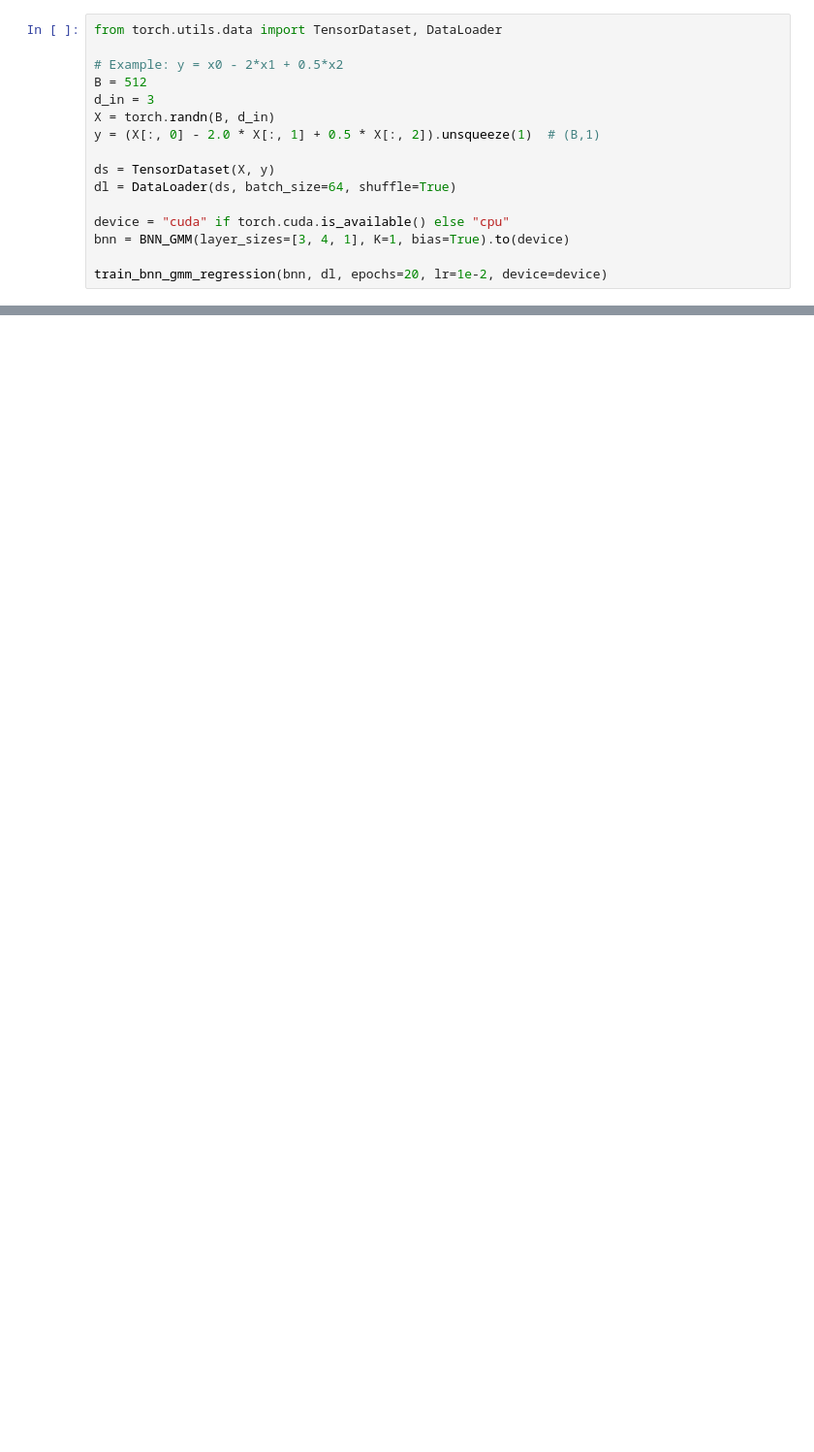
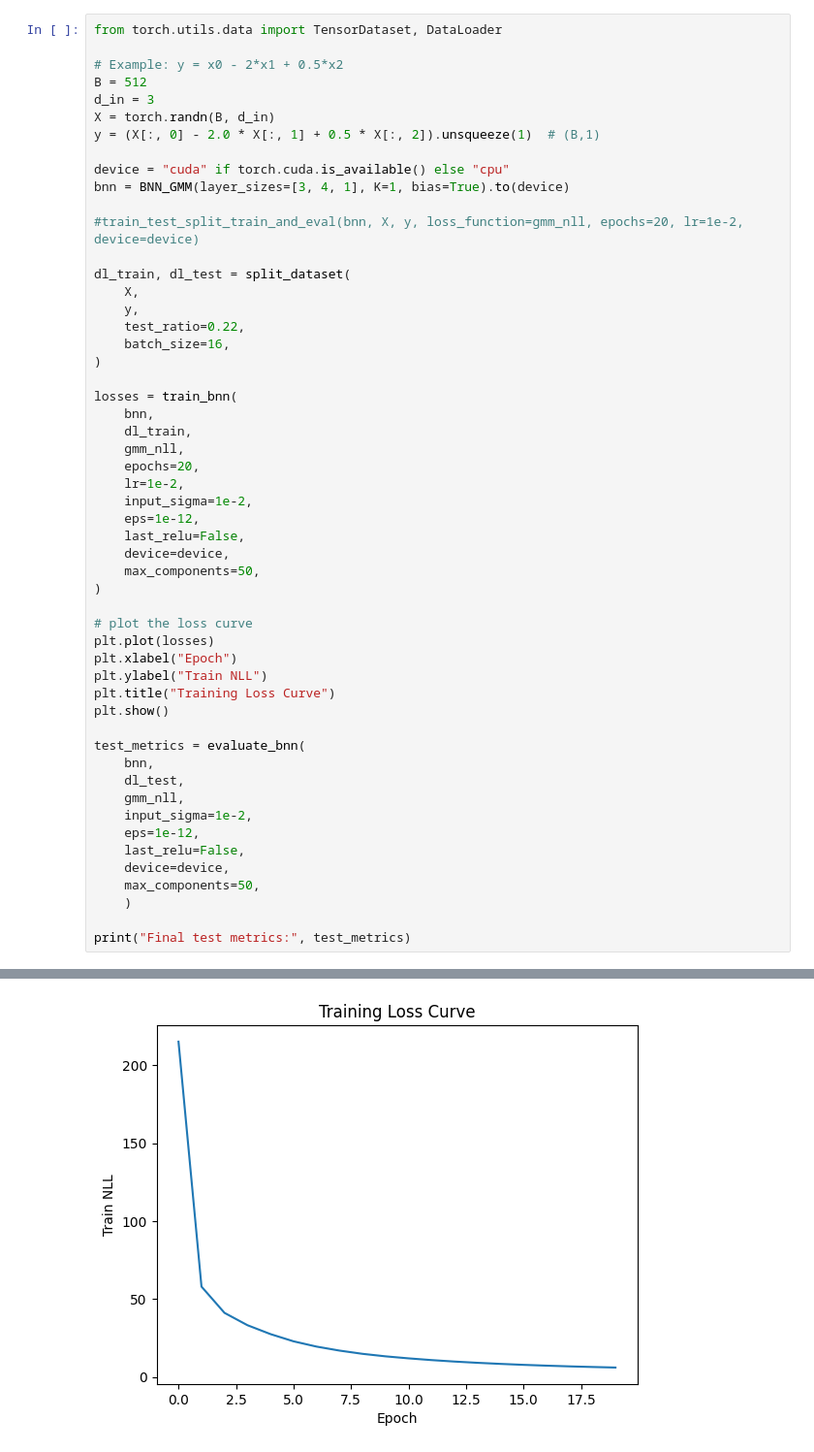
Before and after one commit to r-doz/NeuroInferMix, a Jupyter notebook: src/bnn.ipynb, the cells around one changed output, grey strips where cells are left out. Shown at 97% size. Saved outputs shown, nothing was run; the diff lists cells and outputs as text; blank space fills up the shorter version.

```diff
--- a/src/bnn.ipynb
+++ b/src/bnn.ipynb
@@ -127,11 +108,48 @@ d_in = 3
 X = torch.randn(B, d_in)
 y = (X[:, 0] - 2.0 * X[:, 1] + 0.5 * X[:, 2]).unsqueeze(1)  # (B,1)
 
-ds = TensorDataset(X, y)
-dl = DataLoader(ds, batch_size=64, shuffle=True)
-
 device = "cuda" if torch.cuda.is_available() else "cpu"
 bnn = BNN_GMM(layer_sizes=[3, 4, 1], K=1, bias=True).to(device)
 
-train_bnn_gmm_regression(bnn, dl, epochs=20, lr=1e-2, device=device)
+#train_test_split_train_and_eval(bnn, X, y, loss_function=gmm_nll, epochs=20, lr=1e-2, device=device)
+
+dl_train, dl_test = split_dataset(
+    X,
+    y,
+    test_ratio=0.22,
+    batch_size=16,
+)
+
+losses = train_bnn(
+    bnn,
+    dl_train,
+    gmm_nll,
+    epochs=20,
+    lr=1e-2,
+    input_sigma=1e-2,
+    eps=1e-12,
+    last_relu=False,
+    device=device,
+    max_components=50,
+)
+
+# plot the loss curve
+plt.plot(losses)
+plt.xlabel("Epoch")
+plt.ylabel("Train NLL")
+plt.title("Training Loss Curve")
+plt.show()
+
+test_metrics = evaluate_bnn(
+    bnn,
+    dl_test,
+    gmm_nll,
+    input_sigma=1e-2,
+    eps=1e-12,
+    last_relu=False,
+    device=device,
+    max_components=50,
+    )
+
+print("Final test metrics:", test_metrics)
 # %% [output]
@@ -157,0 +176 @@ epoch 20/20 | loss 10.250258
+[figure, added]
```
Also changed, not shown: parts of 13 cells of this notebook, 2 other files.
